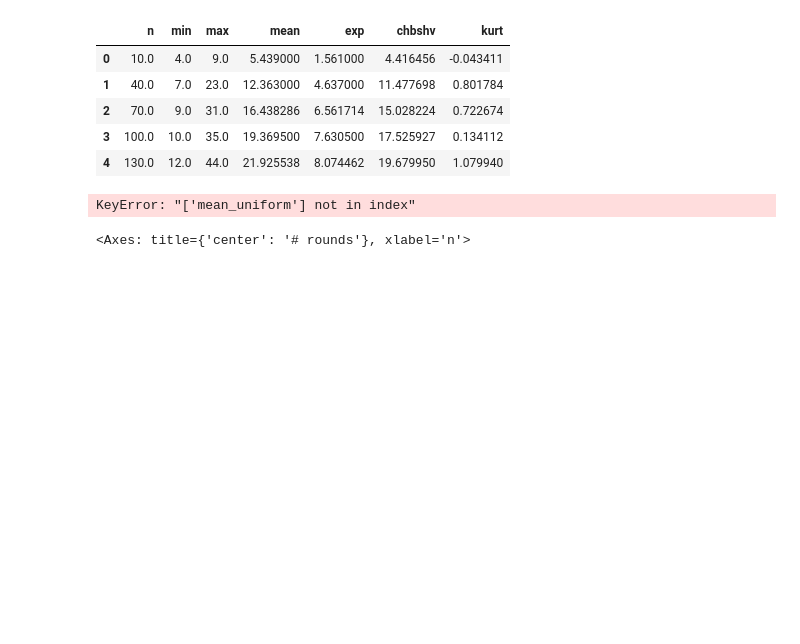
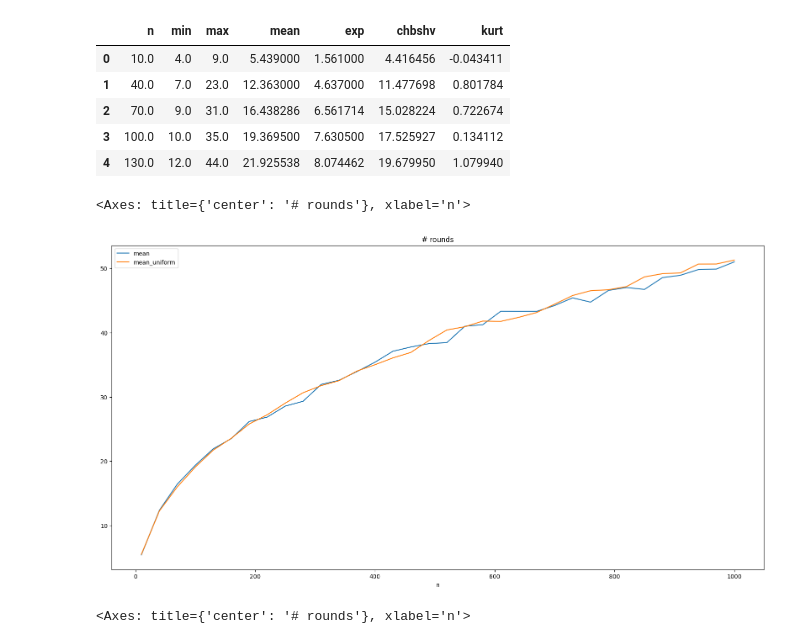
Before and after one commit to pucikplay/MPA, a Jupyter notebook: L3/l3.ipynb, the cells around one changed output. Drawn from its saved outputs; the diff is of its cells as text; code cells hidden in the pictures; blank space fills up the shorter version.

```diff
--- a/L3/l3.ipynb
+++ b/L3/l3.ipynb
@@ -24,9 +24,10 @@ df_my.head()
 | 4 | 130.0 | 12.0 | 44.0 | 21.925538 | 8.074462 | 19.679950 | 1.079940 |
 # %%
 df_my['mean_uniform'] = list(df['mean'])[:34]
-df__my.plot(x='n', y=['mean', 'mean_uniform'], figsize=(20,10), title='# rounds')
+df_my.plot(x='n', y=['mean', 'mean_uniform'], figsize=(20,10), title='# rounds')
 # %% [output]
-KeyError: "['mean_uniform'] not in index"
+<Axes: title={'center': '# rounds'}, xlabel='n'>
+[figure, added]
 # %%
 df.plot(x='n', y=['min', 'mean', 'max'], figsize=(20,10), title='# rounds')
 # %% [output]
```
